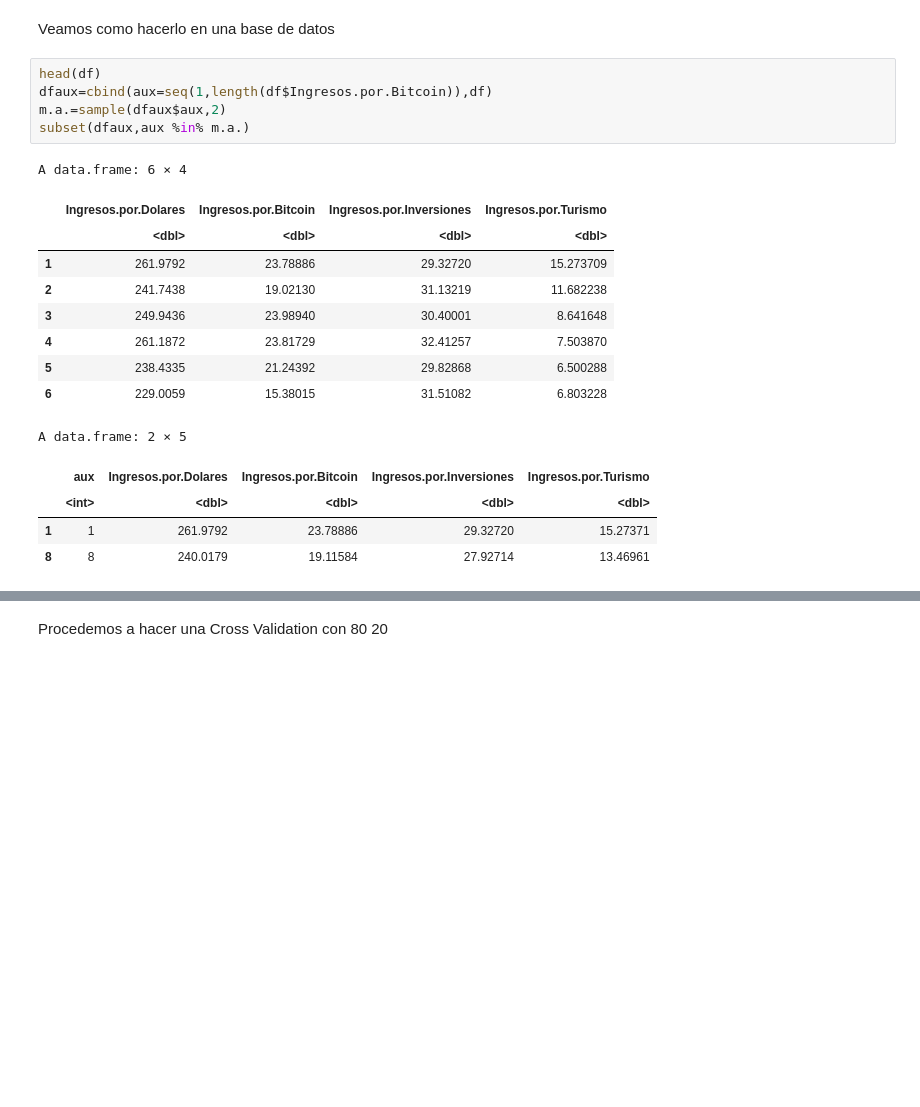
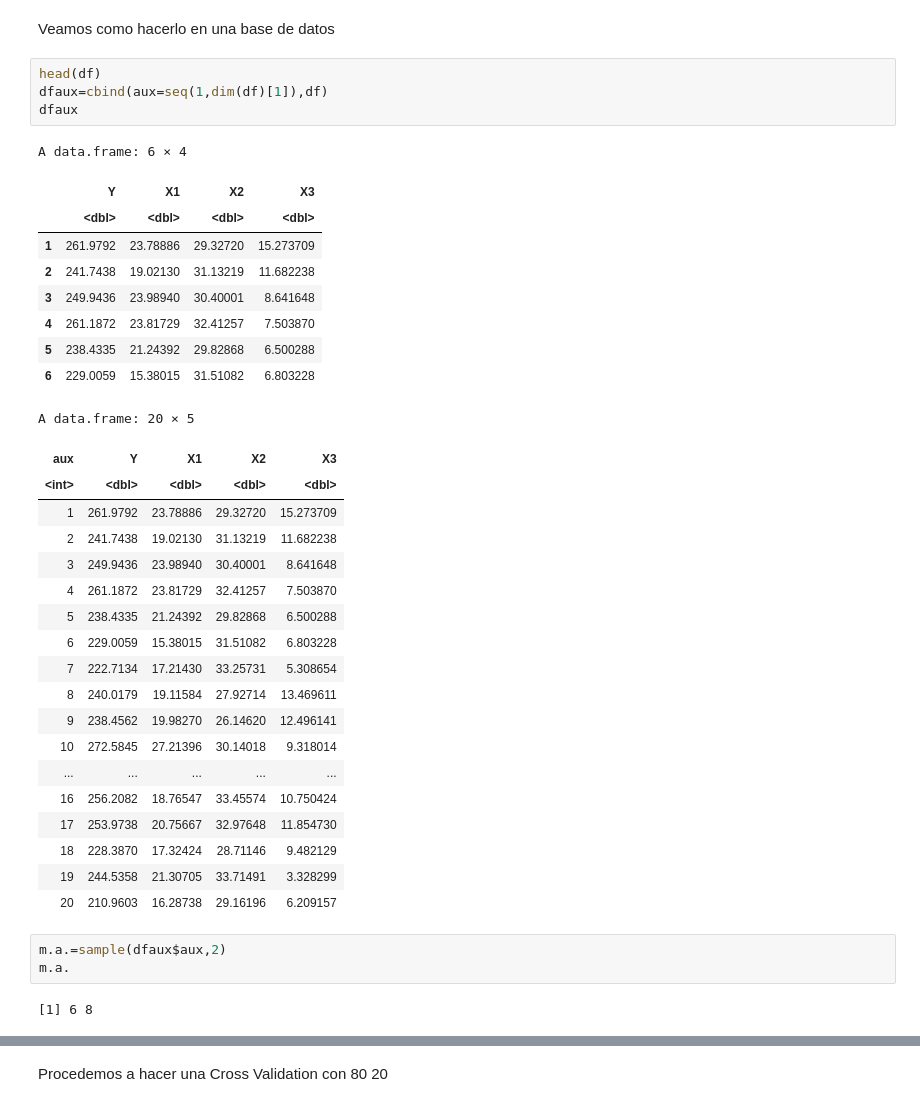
Before and after one commit to Fabimath/mat266_taller, a Jupyter notebook: clase3.ipynb, the cells around one changed output, grey strips where cells are left out. Drawn from its saved outputs; the diff is of its cells as text; blank space fills up the shorter version.

```diff
--- a/clase3.ipynb
+++ b/clase3.ipynb
@@ -77,23 +129,41 @@ sample(X,37/length(X))
 Note que por defecto trunca el resultado
 # %% [markdown]
 Veamos como hacerlo en una base de datos
-# %%
-head(df)
-dfaux=cbind(aux=seq(1,length(df$Ingresos.por.Bitcoin)),df)
-m.a.=sample(dfaux$aux,2)
-subset(dfaux,aux %in% m.a.)
-# %% [output]
-A data.frame: 6 × 4
-|  | Ingresos.por.Dolares | Ingresos.por.Bitcoin | Ingresos.por.Inversiones | Ingresos.por.Turismo |
-|  | <dbl> | <dbl> | <dbl> | <dbl> |
-| 1 | 261.9792 | 23.78886 | 29.32720 | 15.273709 |
-| 2 | 241.7438 | 19.02130 | 31.13219 | 11.682238 |
-| 3 | 249.9436 | 23.98940 | 30.40001 | 8.641648 |
-| 4 | 261.1872 | 23.81729 | 32.41257 | 7.503870 |
-| 5 | 238.4335 | 21.24392 | 29.82868 | 6.500288 |
-| 6 | 229.0059 | 15.38015 | 31.51082 | 6.803228 |
-A data.frame: 2 × 5
-|  | aux | Ingresos.por.Dolares | Ingresos.por.Bitcoin | Ingresos.por.Inversiones | Ingresos.por.Turismo |
-|  | <int> | <dbl> | <dbl> | <dbl> | <dbl> |
-| 1 | 1 | 261.9792 | 23.78886 | 29.32720 | 15.27371 |
-| 8 | 8 | 240.0179 | 19.11584 | 27.92714 | 13.46961 |
+# %%
+head(df)
+dfaux=cbind(aux=seq(1,dim(df)[1]),df)
+dfaux
+# %% [output]
+A data.frame: 6 × 4
+|  | Y | X1 | X2 | X3 |
+|  | <dbl> | <dbl> | <dbl> | <dbl> |
+| 1 | 261.9792 | 23.78886 | 29.32720 | 15.273709 |
+| 2 | 241.7438 | 19.02130 | 31.13219 | 11.682238 |
+| 3 | 249.9436 | 23.98940 | 30.40001 | 8.641648 |
+| 4 | 261.1872 | 23.81729 | 32.41257 | 7.503870 |
+| 5 | 238.4335 | 21.24392 | 29.82868 | 6.500288 |
+| 6 | 229.0059 | 15.38015 | 31.51082 | 6.803228 |
+A data.frame: 20 × 5
+| aux | Y | X1 | X2 | X3 |
+| <int> | <dbl> | <dbl> | <dbl> | <dbl> |
+| 1 | 261.9792 | 23.78886 | 29.32720 | 15.273709 |
+| 2 | 241.7438 | 19.02130 | 31.13219 | 11.682238 |
+| 3 | 249.9436 | 23.98940 | 30.40001 | 8.641648 |
+| 4 | 261.1872 | 23.81729 | 32.41257 | 7.503870 |
+| 5 | 238.4335 | 21.24392 | 29.82868 | 6.500288 |
+| 6 | 229.0059 | 15.38015 | 31.51082 | 6.803228 |
+| 7 | 222.7134 | 17.21430 | 33.25731 | 5.308654 |
+| 8 | 240.0179 | 19.11584 | 27.92714 | 13.469611 |
+| 9 | 238.4562 | 19.98270 | 26.14620 | 12.496141 |
+| 10 | 272.5845 | 27.21396 | 30.14018 | 9.318014 |
+| ... | ... | ... | ... | ... |
+| 16 | 256.2082 | 18.76547 | 33.45574 | 10.750424 |
+| 17 | 253.9738 | 20.75667 | 32.97648 | 11.854730 |
+| 18 | 228.3870 | 17.32424 | 28.71146 | 9.482129 |
+| 19 | 244.5358 | 21.30705 | 33.71491 | 3.328299 |
+| 20 | 210.9603 | 16.28738 | 29.16196 | 6.209157 |
+# %%
+m.a.=sample(dfaux$aux,2)
+m.a.
+# %% [output]
+[1] 6 8
```
Also changed, not shown: parts of 17 cells of this notebook.
